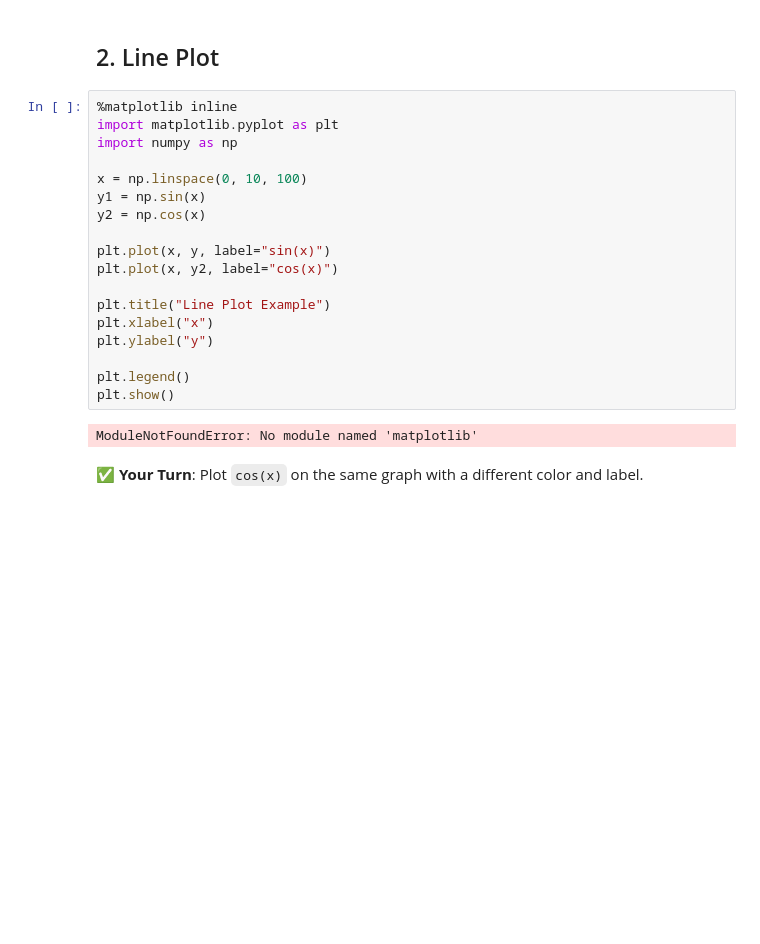
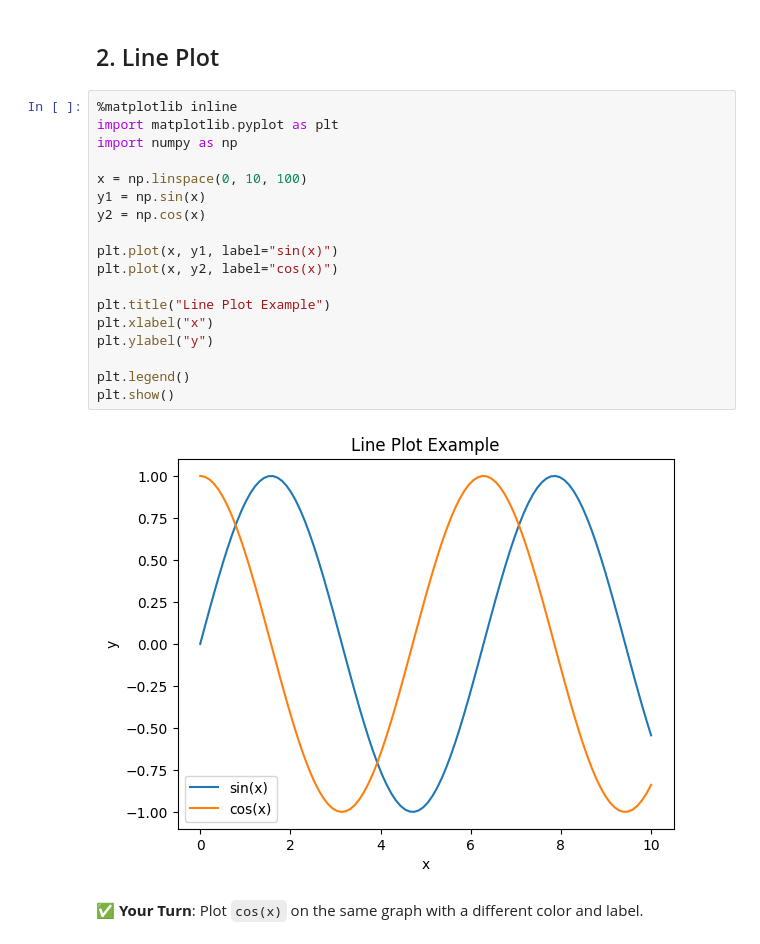
Before and after one commit to BlueArmy33/4545-5993-Spatial-Data-Lobo, a Jupyter notebook: Assignments/01-Python_Foundations/04-Foundations/Lessons/05-Plotting_Basics/05-Plotting_Basics.ipynb, the cells around one changed output. Cells and saved outputs as stored; diff of their text form; blank space fills up the shorter version.

```diff
--- a/Assignments/01-Python_Foundations/04-Foundations/Lessons/05-Plotting_Basics/05-Plotting_Basics.ipynb
+++ b/Assignments/01-Python_Foundations/04-Foundations/Lessons/05-Plotting_Basics/05-Plotting_Basics.ipynb
@@ -18,23 +18,23 @@ import numpy as np
 # %%
 %matplotlib inline
 import matplotlib.pyplot as plt
 import numpy as np
 
 x = np.linspace(0, 10, 100)
 y1 = np.sin(x)
 y2 = np.cos(x)
 
-plt.plot(x, y, label="sin(x)")
+plt.plot(x, y1, label="sin(x)")
 plt.plot(x, y2, label="cos(x)")
 
 plt.title("Line Plot Example")
 plt.xlabel("x")
 plt.ylabel("y")
 
 plt.legend()
 plt.show()
 # %% [output]
-ModuleNotFoundError: No module named 'matplotlib'
+[figure, added]
 # %% [markdown]
 ✅ **Your Turn**: Plot `cos(x)` on the same graph with a different color and label.
 # %% [markdown]
```
Also changed, not shown: parts of 4 cells of this notebook, 9 other files.
